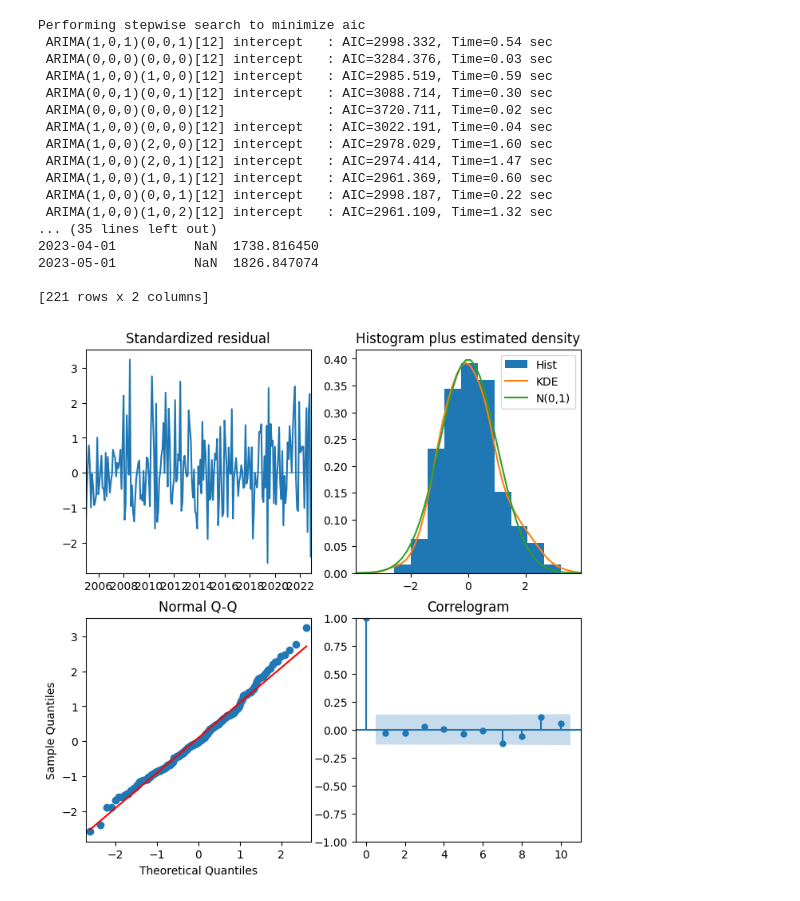
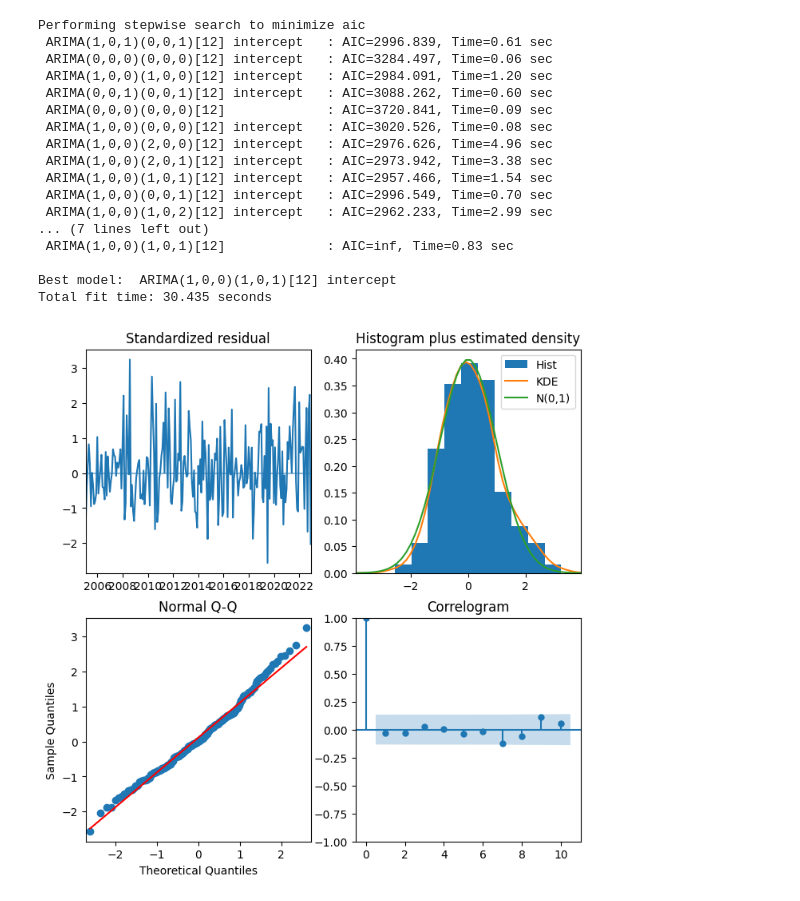
Before and after one commit to MartinBasualdo0/Prediction-Argentinian-primary-products-prediction, a Jupyter notebook: code/notebooks/sarima.ipynb, the cells around one changed output. Saved outputs shown, nothing was run; the diff lists cells and outputs as text; code cells hidden in the pictures.

```diff
--- a/code/notebooks/sarima.ipynb
+++ b/code/notebooks/sarima.ipynb
@@ -21,5 +14,5 @@ test_df = df.copy()
 # %%
-y = train_df["pp"]
+y = df["pp"]
 model = pm.auto_arima(
                     y=y, start_p=1, start_q=1,
                     test='adf',       # use adftest to find optimal 'd'
@@ -102,20 +94,7 @@ Length: 215, dtype: float64
-# %%
-forecast, confint = model.predict(n_periods=6, return_conf_int=True)
-
-obs_pred_df = pd.DataFrame({"observado":train_df["pp"],
-                            "prediccion": pd.concat([model.fittedvalues(), forecast])})
-plot_predicc_obs_exog = go.Figure()
-# plot_predicc_obs_exog.add_trace(go.Scatter(x=obs_pred_df.index, y = obs_pred_df["observado"], name = "Observación"))
-plot_predicc_obs_exog.add_trace(go.Scatter(x=test_df.index, y = test_df["pp"], name = "Observación"))
-plot_predicc_obs_exog.add_trace(go.Scatter(x=obs_pred_df.index, y = obs_pred_df["prediccion"], name = "Predicción"))
-plot_predicc_obs_exog.add_vline(x = obs_pred_df.index[-6], line_width=3, line_dash="dash", line_color="green")
-plot_predicc_obs_exog.update_layout(template = None, title_text =f"Testeo modelo para \"pp\"<br><sup>{model}",
-font_family = "georgia")
-plot_predicc_obs_exog.show()
 # %%
 my_order = model.order #se consigue la estacionariedad
 my_seasonal_order = model.seasonal_order
-sarima_fut = SARIMAX(test_df[["pp"]],
+sarima_fut = SARIMAX(df[["pp"]],
                     #  exog=X,
                      order = my_order, seasonal_order=my_seasonal_order) #!!!
 model_fit = sarima_fut.fit()
@@ -125,9 +104,9 @@ ic = model_fit.get_forecast(6,alpha = .1,
                             # exog = X_new
                             ).conf_int().rename({f"lower pp": "lower", f"upper pp":"upper"},axis=1)
 forecast_test_df = pd.DataFrame({"prediccion":forecast,
-                                 "observado": test_df["pp"],})
+                                 "observado": df["pp"],})
 forecast_test_df = pd.concat([forecast_test_df, ic], axis=1)
 fig = go.Figure(go.Scatter(x = forecast_test_df.index, y = forecast_test_df["prediccion"], name = "Predicción"))
 fig.add_trace(go.Scatter(x = df.index, y = df["pp"], name = "Observado"))
 fig.update_layout(template = None, title_text = "Estimación de las exportaciones de los productos primarios a 6 meses")
-fig.add_vline(x = obs_pred_df.index[-6], line_width=3, line_dash="dash", line_color="green")
+fig.add_vline(x = forecast_test_df.index[-6], line_width=3, line_dash="dash", line_color="green")
@@ -145,12 +113,12 @@ Unknown keyword arguments: dict_keys(['alpha']).Passing unknown keyword argument
 # %%
-def plot_sarima_variable(variable:str, test:bool=False):
+def plot_sarima_variable(variable:str, df:pd.DataFrame):
     seasonal = True
     m = 12
-    df = test_df.copy() if test else train_df.copy()
+    # df = test_df.copy() if test else train_df.copy()
     y = df[variable]
     if variable == "pre":
         y = np.log(df["pre"]+1)
-    if variable == "itcr":
+    if variable == "gap" or variable == "er_cp":
         seasonal = False
         m = 1
     model = pm.auto_arima(
@@ -174,11 +142,11 @@ def plot_sarima_variable(variable:str, test:bool=False):
     if variable == "pre":
         forecast = np.exp(forecast) #Transformación de inversión
         fitted = np.exp(fitted)
-    obs_pred_df = pd.DataFrame({"observado":test_df[variable],
+    obs_pred_df = pd.DataFrame({"observado":df[variable],
                                 "prediccion": pd.concat([fitted, forecast])})
-    print(obs_pred_df)
+    # print(obs_pred_df)
     RMSE = round(math.sqrt(mean_squared_error(obs_pred_df["observado"].dropna(), obs_pred_df.dropna()["prediccion"])),2)
-    print(obs_pred_df)
+    # print(obs_pred_df)
     plot_predicc_obs_exog = go.Figure()
     plot_predicc_obs_exog.add_trace(go.Scatter(x=obs_pred_df.index, y = obs_pred_df["observado"], name = "Observación"))
     plot_predicc_obs_exog.add_trace(go.Scatter(x=obs_pred_df.index, y = obs_pred_df["prediccion"], name = "Predicción"))
@@ -189,23 +157,23 @@ def plot_sarima_variable(variable:str, test:bool=False):
     model.plot_diagnostics(figsize=(8,8))
     plt.show()
 # %%
-plot_sarima_variable(variable="pp",test= True)
+plot_sarima_variable(variable="pp", df = df)
 # %% [output]
 Performing stepwise search to minimize aic
- ARIMA(1,0,1)(0,0,1)[12] intercept   : AIC=2998.332, Time=0.54 sec
- ARIMA(0,0,0)(0,0,0)[12] intercept   : AIC=3284.376, Time=0.03 sec
- ARIMA(1,0,0)(1,0,0)[12] intercept   : AIC=2985.519, Time=0.59 sec
- ARIMA(0,0,1)(0,0,1)[12] intercept   : AIC=3088.714, Time=0.30 sec
- ARIMA(0,0,0)(0,0,0)[12]             : AIC=3720.711, Time=0.02 sec
- ARIMA(1,0,0)(0,0,0)[12] intercept   : AIC=3022.191, Time=0.04 sec
- ARIMA(1,0,0)(2,0,0)[12] intercept   : AIC=2978.029, Time=1.60 sec
- ARIMA(1,0,0)(2,0,1)[12] intercept   : AIC=2974.414, Time=1.47 sec
- ARIMA(1,0,0)(1,0,1)[12] intercept   : AIC=2961.369, Time=0.60 sec
- ARIMA(1,0,0)(0,0,1)[12] intercept   : AIC=2998.187, Time=0.22 sec
- ARIMA(1,0,0)(1,0,2)[12] intercept   : AIC=2961.109, Time=1.32 sec
-... (35 lines left out)
-2023-04-01          NaN  1738.816450
-2023-05-01          NaN  1826.847074
+ ARIMA(1,0,1)(0,0,1)[12] intercept   : AIC=2996.839, Time=0.61 sec
+ ARIMA(0,0,0)(0,0,0)[12] intercept   : AIC=3284.497, Time=0.06 sec
+ ARIMA(1,0,0)(1,0,0)[12] intercept   : AIC=2984.091, Time=1.20 sec
+ ARIMA(0,0,1)(0,0,1)[12] intercept   : AIC=3088.262, Time=0.60 sec
+ ARIMA(0,0,0)(0,0,0)[12]             : AIC=3720.841, Time=0.09 sec
+ ARIMA(1,0,0)(0,0,0)[12] intercept   : AIC=3020.526, Time=0.08 sec
+ ARIMA(1,0,0)(2,0,0)[12] intercept   : AIC=2976.626, Time=4.96 sec
+ ARIMA(1,0,0)(2,0,1)[12] intercept   : AIC=2973.942, Time=3.38 sec
+ ARIMA(1,0,0)(1,0,1)[12] intercept   : AIC=2957.466, Time=1.54 sec
+ ARIMA(1,0,0)(0,0,1)[12] intercept   : AIC=2996.549, Time=0.70 sec
+ ARIMA(1,0,0)(1,0,2)[12] intercept   : AIC=2962.233, Time=2.99 sec
+... (7 lines left out)
+ ARIMA(1,0,0)(1,0,1)[12]             : AIC=inf, Time=0.83 sec
 
-[221 rows x 2 columns]
+Best model:  ARIMA(1,0,0)(1,0,1)[12] intercept
+Total fit time: 30.435 seconds
-[figure, old version]
+[figure, new version]
```
Also changed, not shown: parts of 9 cells of this notebook, 8 other files.
